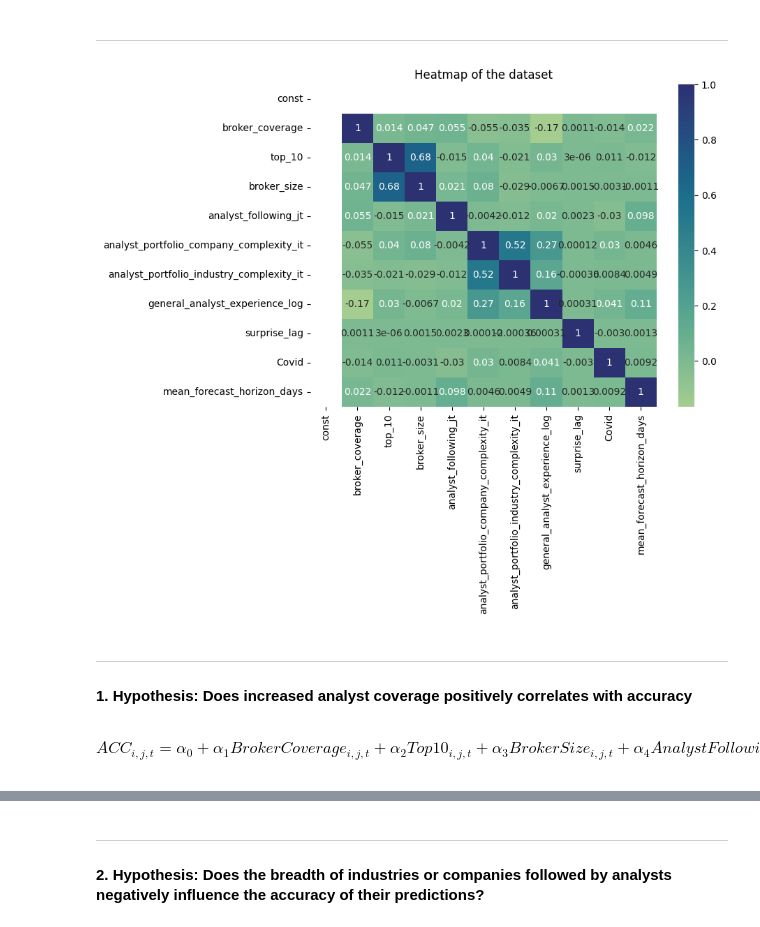
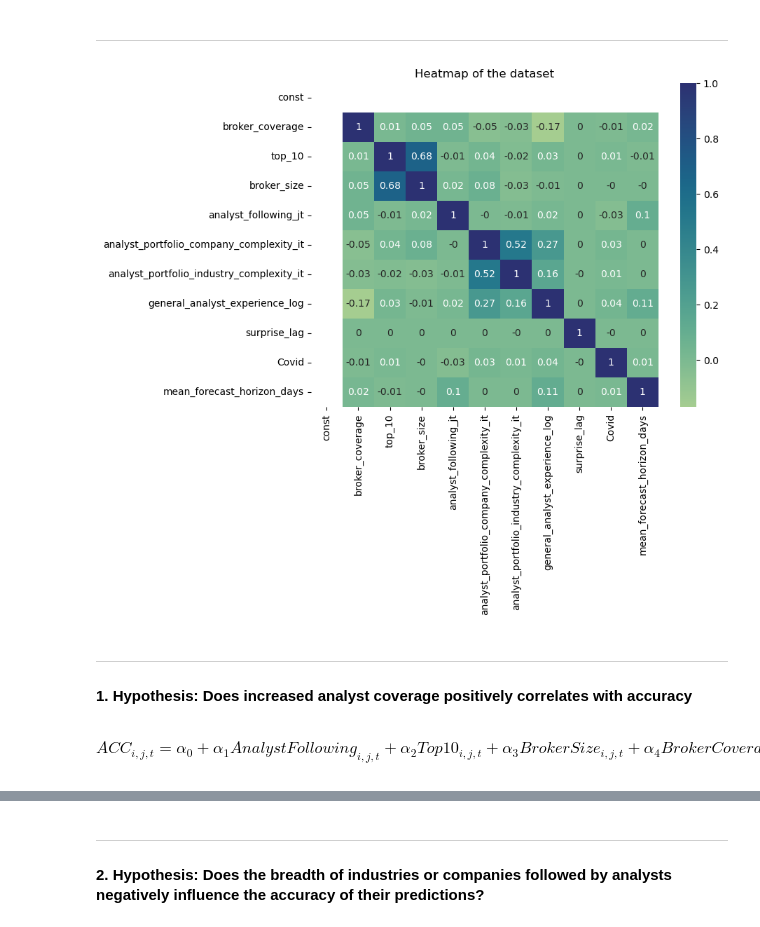
Before and after one commit to moshchev/gsfm_SS24, a Jupyter notebook: notebooks/modelling.ipynb, the cells around one changed output, grey strips where cells are left out. Saved outputs shown, nothing was run; the diff lists cells and outputs as text; code cells hidden in the pictures.

```diff
--- a/notebooks/modelling.ipynb
+++ b/notebooks/modelling.ipynb
@@ -36,22 +36,21 @@ y = df['pmafe']
 # %%
 #correlation heatmap of some features
 import seaborn as sns
 
 plt.figure(figsize=(8, 6))
 sns.heatmap(
-    X
-    .corr(numeric_only=True), annot=True, cmap="crest"
+    X.corr(numeric_only=True).round(2), annot=True, cmap="crest"
 )
 
 plt.title("Heatmap of the dataset")
 plt.show()
 # %% [output]
-[figure, old version]
+[figure, new version]
 # %% [markdown]
 ---
 #### 1. Hypothesis: Does increased analyst coverage positively correlates with accuracy
 # %% [markdown]
 $$
-ACC_{i,j,t} = \alpha_0 + \alpha_1 BrokerCoverage_{i,j,t} + \alpha_2 Top10_{i,j,t} + \alpha_3 BrokerSize_{i,j,t} + \alpha_4 AnalystFollowing_{i,j,t} + \alpha_k X^k_{i,j,t} + \epsilon_{i,j,t}
+ACC_{i,j,t} = \alpha_0 + \alpha_1 AnalystFollowing_{i,j,t} + \alpha_2 Top10_{i,j,t} + \alpha_3 BrokerSize_{i,j,t} + \alpha_4 BrokerCoverage_{i,j,t} + \alpha_k X^k_{i,j,t} + \epsilon_{i,j,t}
 $$
 # %%
```
Also changed, not shown: parts of 8 cells of this notebook.
